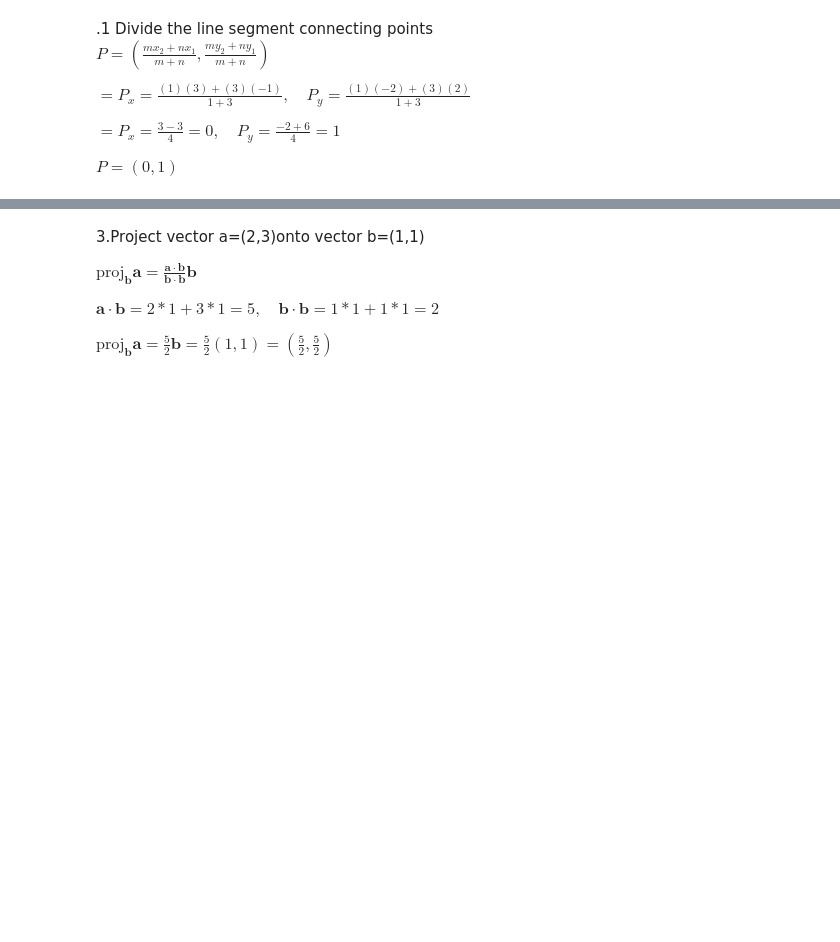
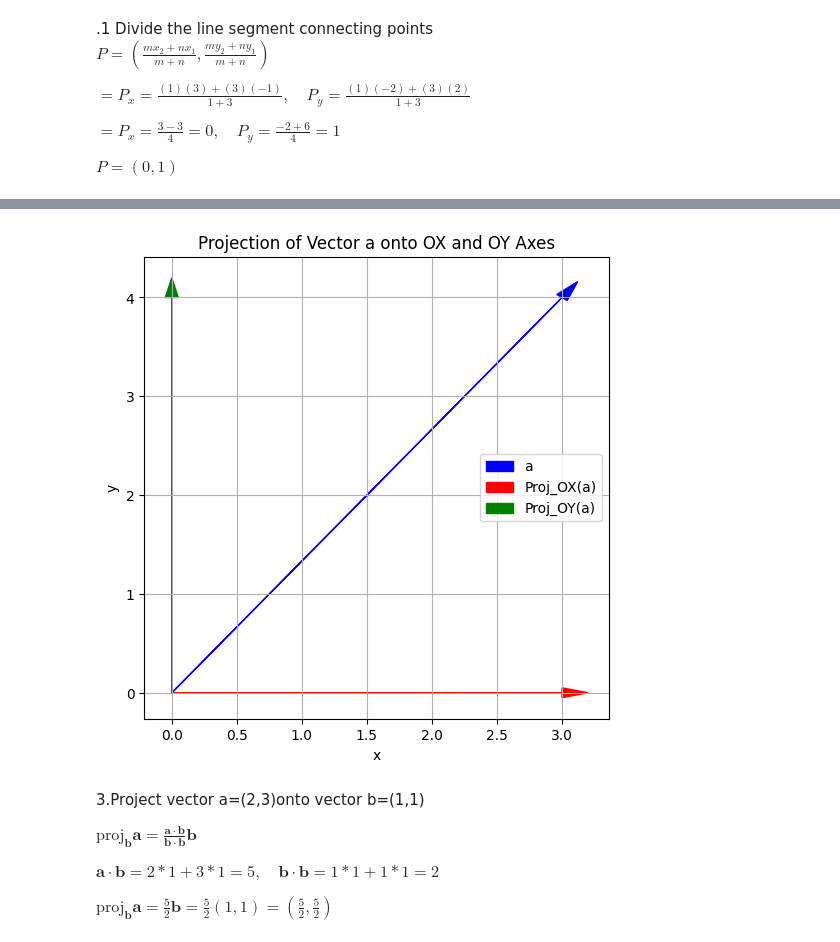
Before and after one commit to Pauline-dev-create/Math-2024-25-Winter, a Jupyter notebook: Notebooks_EN/01_Linear_Algebra/03_Vectors/LA_Vectors_projections.ipynb, the cells around one changed output, grey strips where cells are left out. Cells and saved outputs as stored; diff of their text form; code cells hidden in the pictures; blank space fills up the shorter version.

```diff
--- a/Notebooks_EN/01_Linear_Algebra/03_Vectors/LA_Vectors_projections.ipynb
+++ b/Notebooks_EN/01_Linear_Algebra/03_Vectors/LA_Vectors_projections.ipynb
@@ -121,3 +151,32 @@ $P=(0,1)$
+# %%
+import matplotlib.pyplot as plt
+
+# Vector a and its projections
+a = (3, 4)
+proj_OX = (3, 0)
+proj_OY = (0, 4)
+
+# Plotting the graph
+plt.figure(figsize=(6, 6))
+
+# Plotting vector a
+plt.arrow(0, 0, a[0], a[1], head_width=0.1, head_length=0.2, fc='blue', ec='blue', label='a')
+
+# Plotting projections
+plt.arrow(0, 0, proj_OX[0], proj_OX[1], head_width=0.1, head_length=0.2, fc='red', ec='red', label='Proj_OX(a)')
+plt.arrow(0, 0, proj_OY[0], proj_OY[1], head_width=0.1, head_length=0.2, fc='green', ec='green', label='Proj_OY(a)')
+
+# Adding grid and axis labels
+plt.grid(True)
+plt.xlabel('x')
+plt.ylabel('y')
+plt.title('Projection of Vector a onto OX and OY Axes')
+plt.legend()
+
+# Displaying the graph
+plt.show()
+# %% [output]
+[figure, added]
 # %% [markdown]
 3.Project vector a=(2,3)onto vector b=(1,1)
 
```
Also changed, not shown: parts of 3 cells of this notebook.
